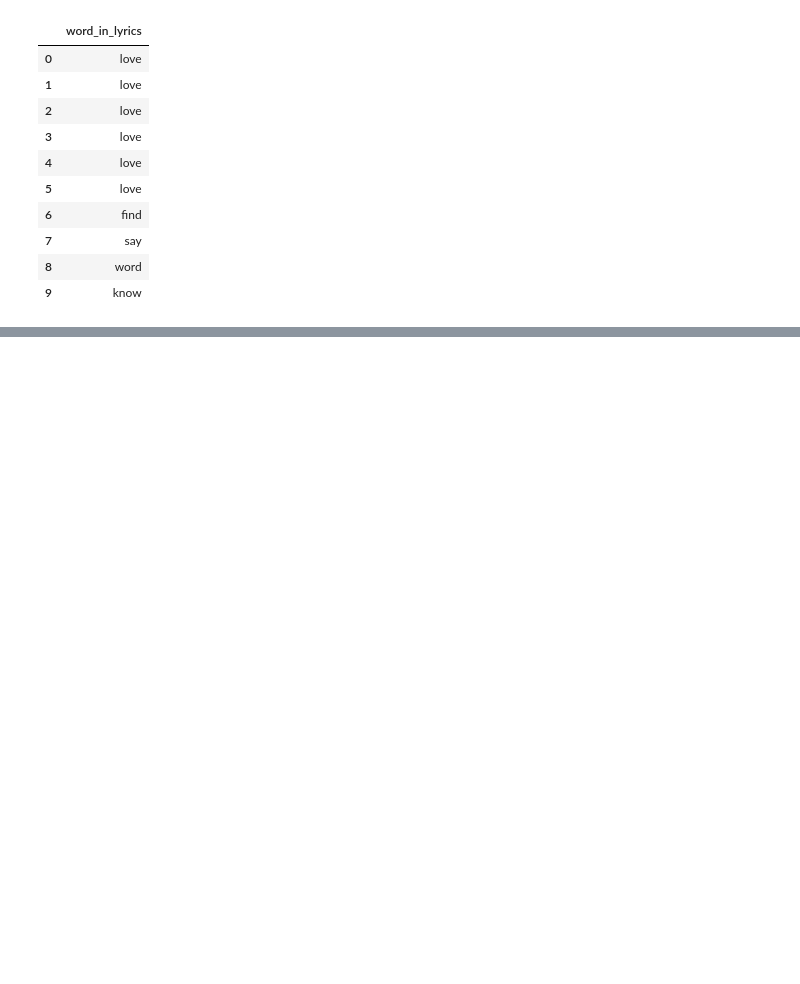
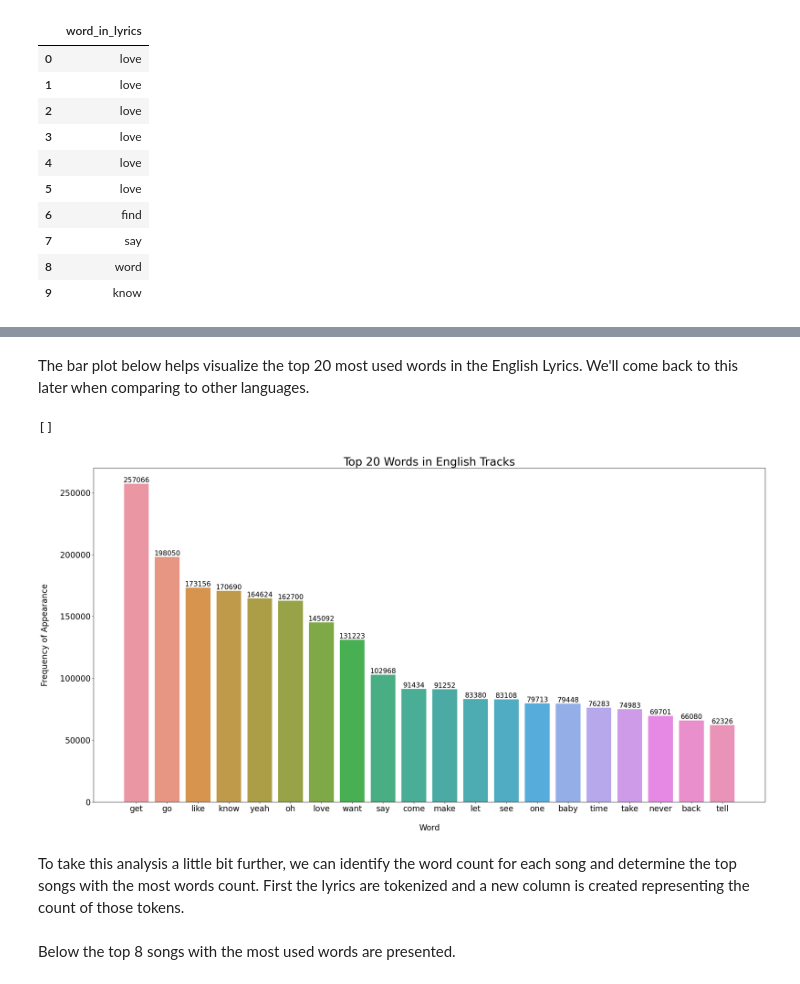
Before and after one commit to mariamabdelati/lyricalanalysis, a Jupyter notebook: 5_Sentiment_Analysis/track_lyrics_sentiment_analysis.ipynb, the cells around one changed output, grey strips where cells are left out. Saved outputs shown, nothing was run; the diff lists cells and outputs as text; code cells hidden in the pictures; blank space fills up the shorter version.

Commit message:
completed sentiment analysis for english language

```diff
--- a/5_Sentiment_Analysis/track_lyrics_sentiment_analysis.ipynb
+++ b/5_Sentiment_Analysis/track_lyrics_sentiment_analysis.ipynb
@@ -435,8 +412,6 @@ def split_languages(lyrics, language):
 # %%
-es_df = extracted_df.loc[(extracted_df['lyrics_language'] == 'es')]
-en_df = extracted_df.loc[(extracted_df['lyrics_language'] == 'en')]
-de_df = extracted_df.loc[(extracted_df['lyrics_language'] == 'de')]
-fr_df = extracted_df.loc[(extracted_df['lyrics_language'] == 'fr')]
-it_df = extracted_df.loc[(extracted_df['lyrics_language'] == 'it')]
-pt_df = extracted_df.loc[(extracted_df['lyrics_language'] == 'pt')]
-sv_df = extracted_df.loc[(extracted_df['lyrics_language'] == 'sv')]
+es_df = (extracted_df.loc[(extracted_df['lyrics_language'] == 'es')]).reset_index()
+en_df = (extracted_df.loc[(extracted_df['lyrics_language'] == 'en')]).reset_index()
+de_df = (extracted_df.loc[(extracted_df['lyrics_language'] == 'de')]).reset_index()
+fr_df = (extracted_df.loc[(extracted_df['lyrics_language'] == 'fr')]).reset_index()
+it_df = (extracted_df.loc[(extracted_df['lyrics_language'] == 'it')]).reset_index()
@@ -630,0 +471,4 @@ def senti(x):
+# %%
+word_counts = words_in_lyrics_df.word_in_lyrics.value_counts().to_frame().rename(columns={'word_in_lyrics':'count'})
+top_20_words = word_counts.head(20)
+top_20_words
@@ -630,0 +493,17 @@ def senti(x):
+# %% [markdown]
+The bar plot below helps visualize the top 20 most used words in the English Lyrics. We'll come back to this later when comparing to other languages.
+# %%
+fig, ax = plt.subplots(figsize=(30,15))
+ax = seaborn.barplot(x=top_20_words.index, y="count", data=top_20_words)
+plt.ylabel('Frequency of Appearance\n', fontsize=20)
+plt.xlabel("\nWord", fontsize=20)
+plt.title('Top 20 Words in English Tracks', fontsize=28)
+for tick in ax.xaxis.get_major_ticks():
+    tick.label.set_fontsize(20)
+for tick in ax.yaxis.get_major_ticks():
+    tick.label.set_fontsize(20)
+ax.bar_label(ax.containers[0], fontsize=17)
+plt.plot()
+# %% [output]
+[]
+[figure, added]
@@ -630,0 +513,2 @@ def senti(x):
+# %% [markdown]
+To take this analysis a little bit further, we can identify the word count for each song and determine the top songs with the most words count. First the lyrics are tokenized and a new column is created representing the count of those tokens.
@@ -630,0 +521,2 @@ def senti(x):
+# %% [markdown]
+Below the top 8 songs with the most used words are presented.
```
Also changed, not shown: parts of 66 cells of this notebook, 1 other file.
